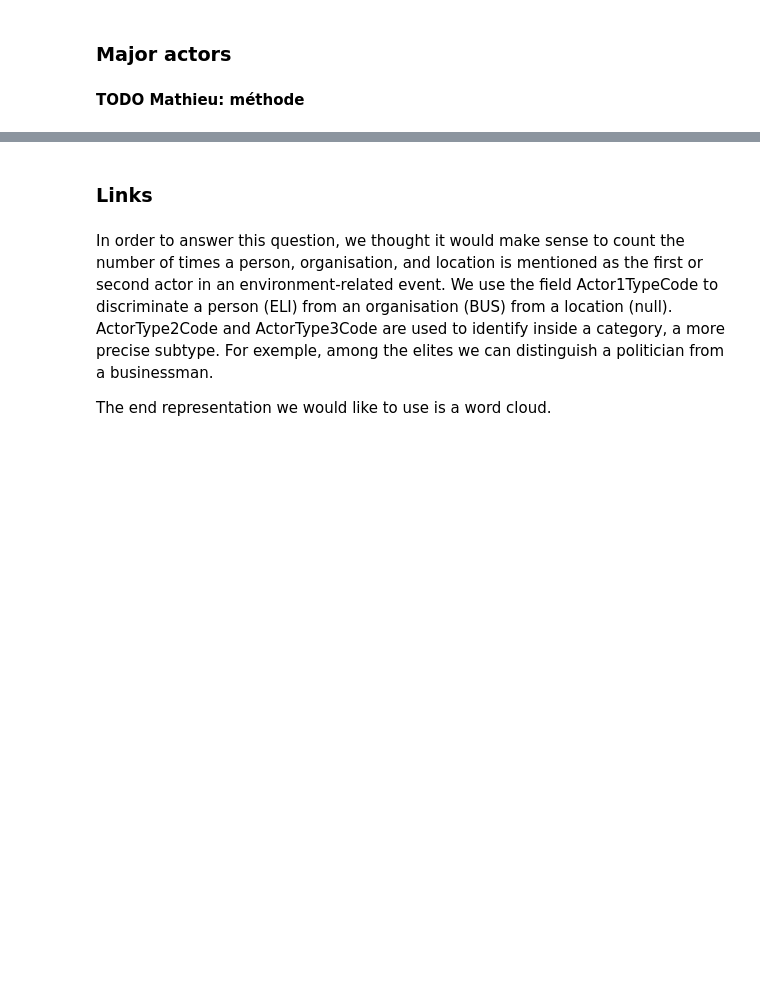
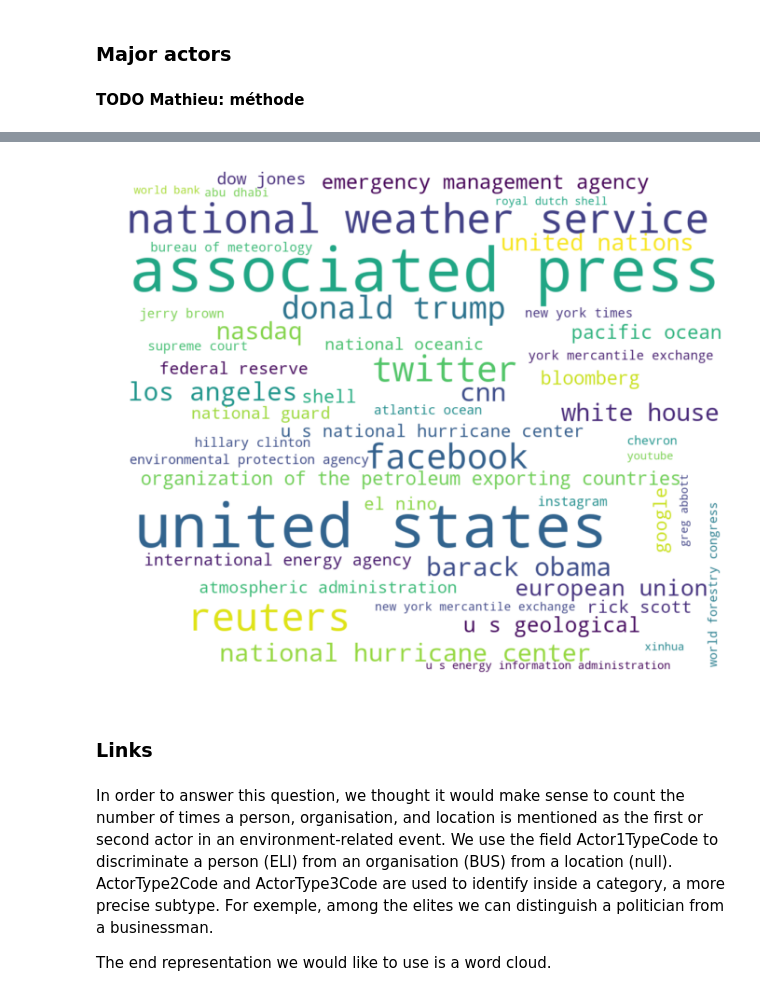
Before and after one commit to damlobster/ada2018, a Jupyter notebook: src/Milestone3.ipynb, the cells around one changed output, grey strips where cells are left out. Saved outputs shown, nothing was run; the diff lists cells and outputs as text; code cells hidden in the pictures; blank space fills up the shorter version.

```diff
--- a/src/Milestone3.ipynb
+++ b/src/Milestone3.ipynb
@@ -128,3 +134,7 @@ wordcloud_countries(DATA_PATH, 50, None, fig, 133)
+# %%
+wordcloud_combined(DATA_PATH, 50)
+# %% [output]
+[figure, added]
 # %% [markdown]
 ### Links
 # %%
```
Also changed, not shown: parts of 28 cells of this notebook.
